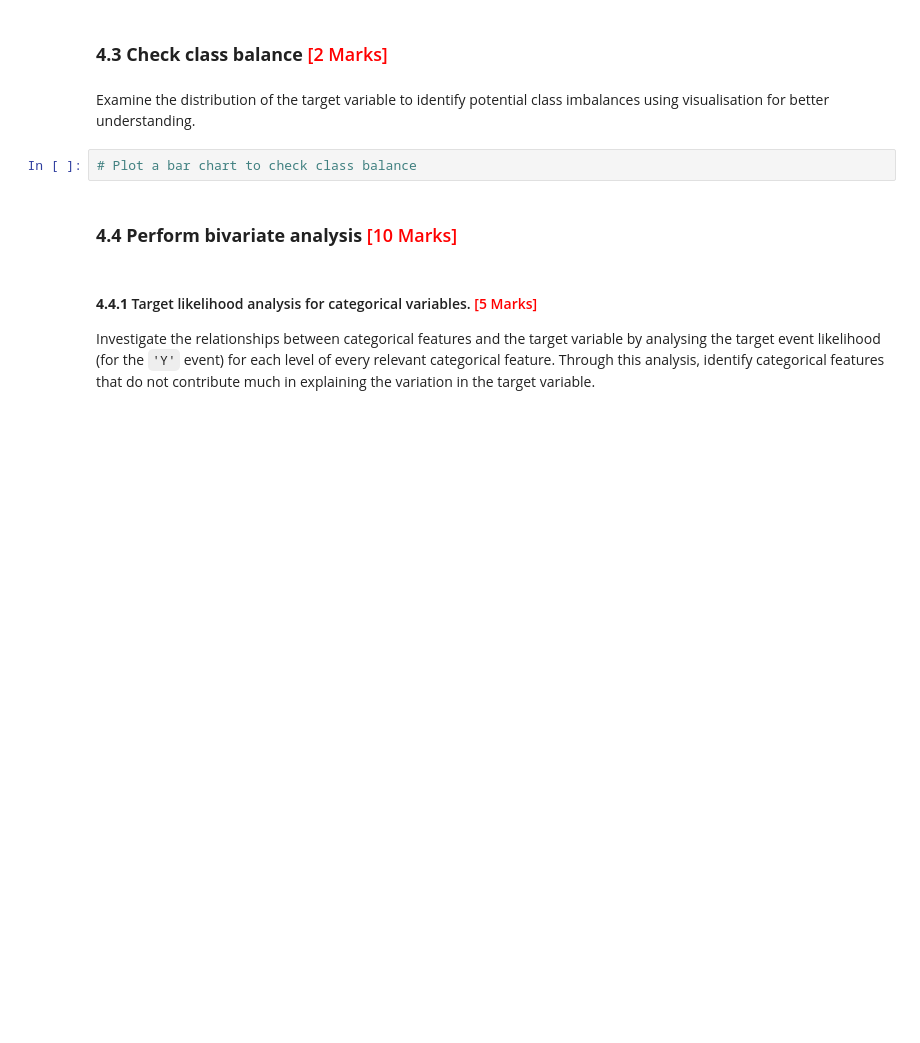
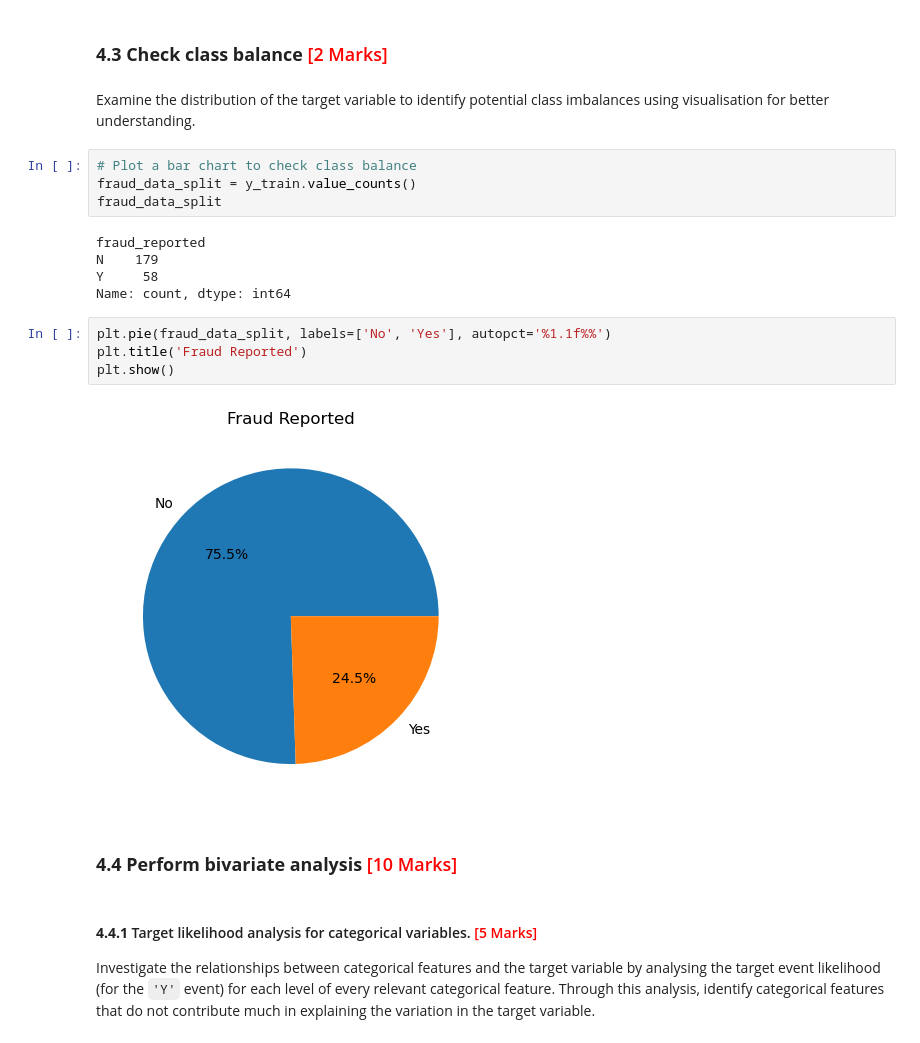
Before and after one commit to avanindra3/Fraudulent_Claim_Detection, a Jupyter notebook: Fraudulent_Claim_Detection.ipynb, the cells around one changed output. Cells and saved outputs as stored; diff of their text form; blank space fills up the shorter version.

```diff
--- a/Fraudulent_Claim_Detection.ipynb
+++ b/Fraudulent_Claim_Detection.ipynb
@@ -628,6 +634,19 @@ plt.show()
 Examine the distribution of the target variable to identify potential class imbalances using visualisation for better understanding.
 # %%
 # Plot a bar chart to check class balance
+fraud_data_split = y_train.value_counts()
+fraud_data_split
+# %% [output]
+fraud_reported
+N    179
+Y     58
+Name: count, dtype: int64
+# %%
+plt.pie(fraud_data_split, labels=['No', 'Yes'], autopct='%1.1f%%')
+plt.title('Fraud Reported')
+plt.show()
+# %% [output]
+[figure, added]
 # %% [markdown]
 ### **4.4 Perform bivariate analysis** <font color="red">[10 Marks]</font>
 # %% [markdown]
```
Also changed, not shown: parts of 31 cells of this notebook.
